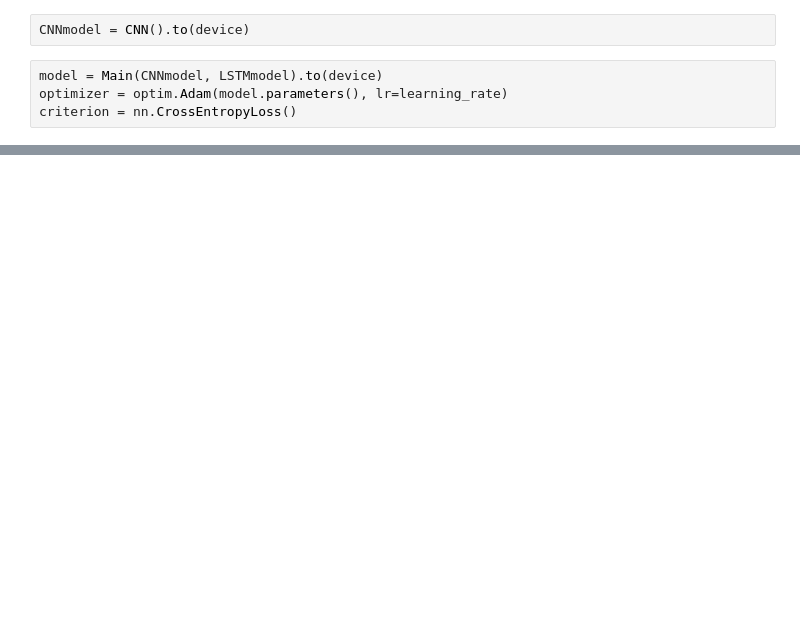
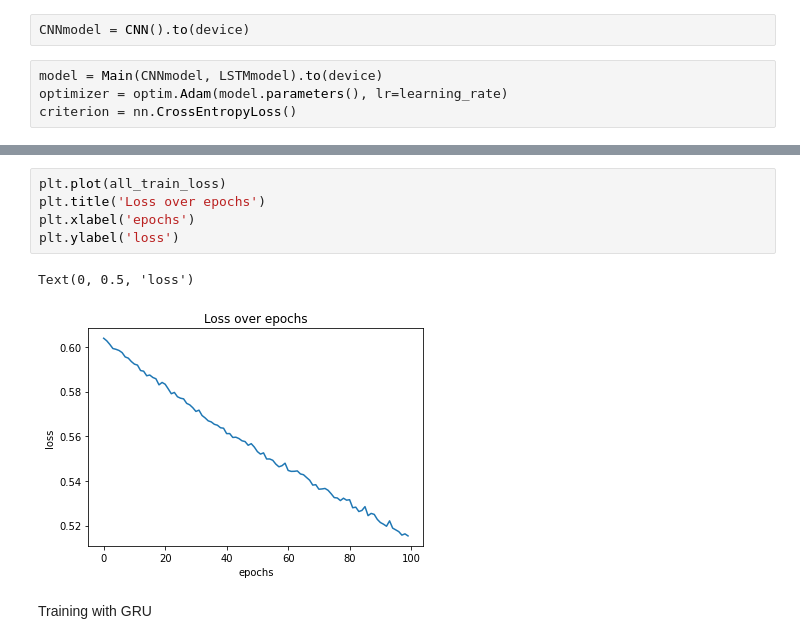
Before and after one commit to yonbrand/Gait-Recognition, a Jupyter notebook: gait_identification.ipynb, the cells around one changed output, grey strips where cells are left out. Saved outputs shown, nothing was run; the diff lists cells and outputs as text; blank space fills up the shorter version.

```diff
--- a/gait_identification.ipynb
+++ b/gait_identification.ipynb
@@ -211,0 +353,10 @@ criterion = nn.CrossEntropyLoss()
+# %%
+plt.plot(all_train_loss)
+plt.title('Loss over epochs')
+plt.xlabel('epochs')
+plt.ylabel('loss')
+# %% [output]
+Text(0, 0.5, 'loss')
+[figure, added]
+# %% [markdown]
+Training with GRU
```
Also changed, not shown: parts of 29 cells of this notebook.
